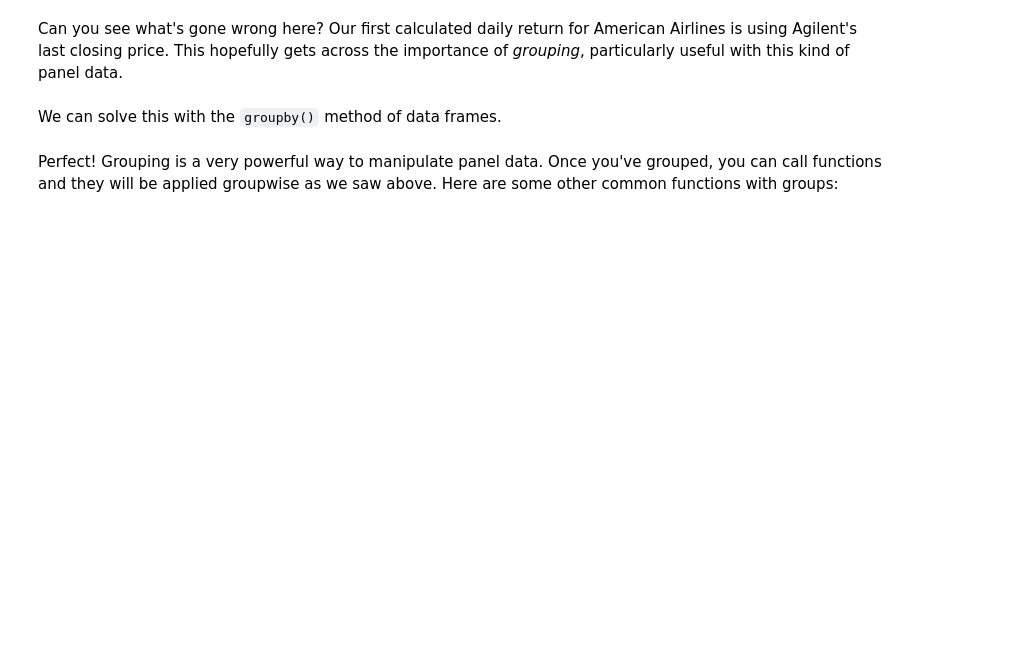
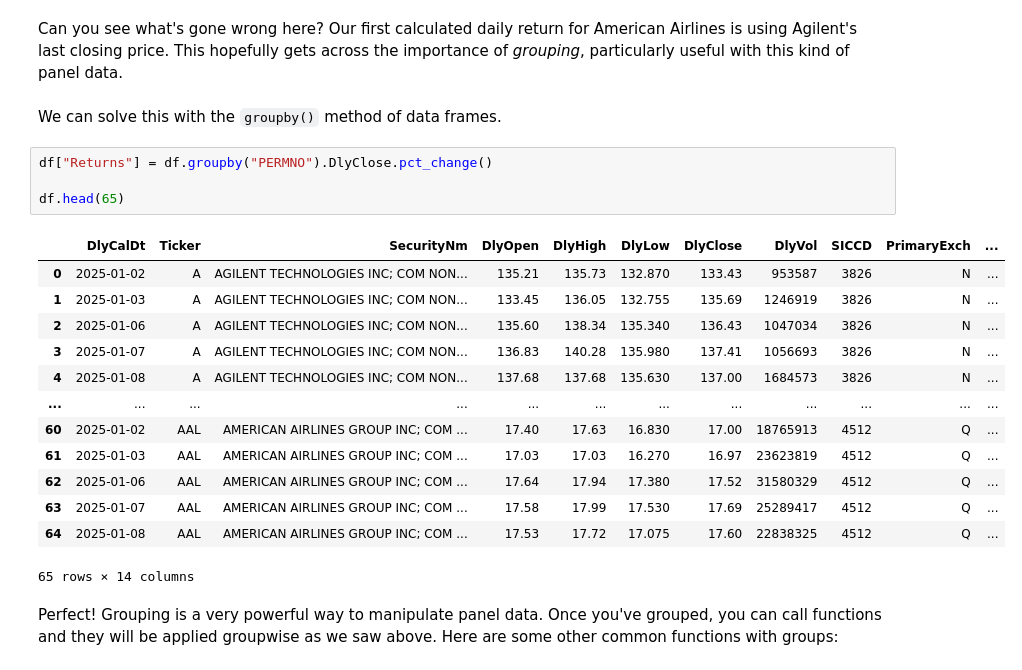
Before and after one commit to Imperial-Business-School/python-for-finance-poonnnt, a Jupyter notebook: 06. Panel Data.ipynb, the cells around one changed output. Cells and saved outputs as stored; diff of their text form; blank space fills up the shorter version.

```diff
--- a/06. Panel Data.ipynb
+++ b/06. Panel Data.ipynb
@@ -64,5 +125,23 @@ What if we wanted to calculate daily returns in this data set. Is it as simple a
 Can you see what's gone wrong here? Our first calculated daily return for American Airlines is using Agilent's last closing price. This hopefully gets across the importance of *grouping*, particularly useful with this kind of panel data.
 # %% [markdown]
 We can solve this with the `groupby()` method of data frames.
+# %%
+df["Returns"] = df.groupby("PERMNO").DlyClose.pct_change()
+
+df.head(65)
+# %% [output]
+|  | DlyCalDt | Ticker | SecurityNm | DlyOpen | DlyHigh | DlyLow | DlyClose | DlyVol | SICCD | PrimaryExch | ... |
+| 0 | 2025-01-02 | A | AGILENT TECHNOLOGIES INC; COM NON... | 135.21 | 135.73 | 132.870 | 133.43 | 953587 | 3826 | N | ... |
+| 1 | 2025-01-03 | A | AGILENT TECHNOLOGIES INC; COM NON... | 133.45 | 136.05 | 132.755 | 135.69 | 1246919 | 3826 | N | ... |
+| 2 | 2025-01-06 | A | AGILENT TECHNOLOGIES INC; COM NON... | 135.60 | 138.34 | 135.340 | 136.43 | 1047034 | 3826 | N | ... |
+| 3 | 2025-01-07 | A | AGILENT TECHNOLOGIES INC; COM NON... | 136.83 | 140.28 | 135.980 | 137.41 | 1056693 | 3826 | N | ... |
+| 4 | 2025-01-08 | A | AGILENT TECHNOLOGIES INC; COM NON... | 137.68 | 137.68 | 135.630 | 137.00 | 1684573 | 3826 | N | ... |
+| ... | ... | ... | ... | ... | ... | ... | ... | ... | ... | ... | ... |
+| 60 | 2025-01-02 | AAL | AMERICAN AIRLINES GROUP INC; COM ... | 17.40 | 17.63 | 16.830 | 17.00 | 18765913 | 4512 | Q | ... |
+| 61 | 2025-01-03 | AAL | AMERICAN AIRLINES GROUP INC; COM ... | 17.03 | 17.03 | 16.270 | 16.97 | 23623819 | 4512 | Q | ... |
+| 62 | 2025-01-06 | AAL | AMERICAN AIRLINES GROUP INC; COM ... | 17.64 | 17.94 | 17.380 | 17.52 | 31580329 | 4512 | Q | ... |
+| 63 | 2025-01-07 | AAL | AMERICAN AIRLINES GROUP INC; COM ... | 17.58 | 17.99 | 17.530 | 17.69 | 25289417 | 4512 | Q | ... |
+| 64 | 2025-01-08 | AAL | AMERICAN AIRLINES GROUP INC; COM ... | 17.53 | 17.72 | 17.075 | 17.60 | 22838325 | 4512 | Q | ... |
+65 rows × 14 columns
 # %% [markdown]
 Perfect! Grouping is a very powerful way to manipulate panel data. Once you've grouped, you can call functions and they will be applied groupwise as we saw above. Here are some other common functions with groups:
```
Also changed, not shown: parts of 7 cells of this notebook, 3 other files.
